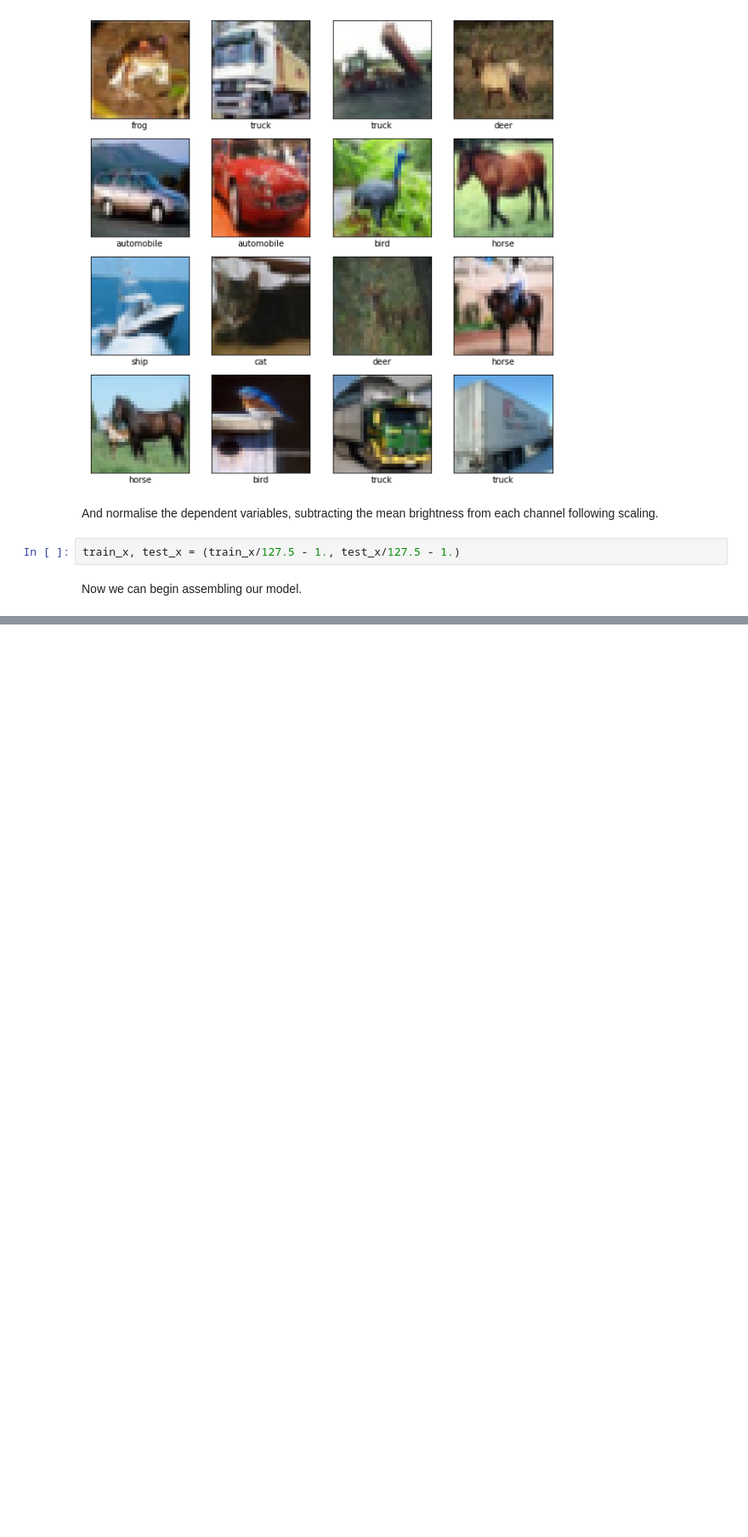
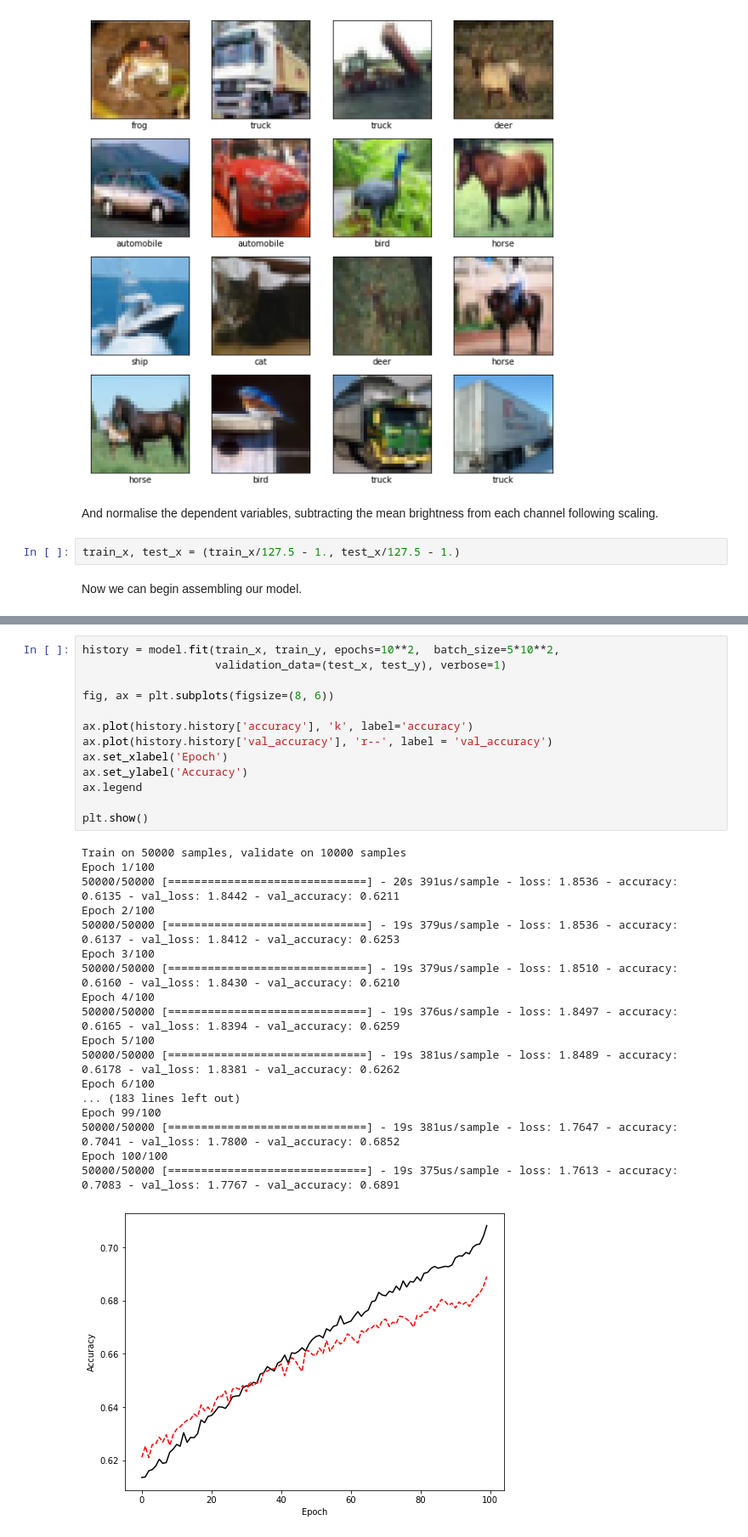
Before and after one commit to sambethune/pattern_analysis, a Jupyter notebook: demo_sheet_2/CIFAR10.ipynb, the cells around one changed output, grey strips where cells are left out. Shown at 85% size. Drawn from its saved outputs; the diff is of its cells as text; blank space fills up the shorter version.

```diff
--- a/demo_sheet_2/CIFAR10.ipynb
+++ b/demo_sheet_2/CIFAR10.ipynb
@@ -71,0 +115,32 @@ fig.show()
+# %%
+history = model.fit(train_x, train_y, epochs=10**2,  batch_size=5*10**2,
+                    validation_data=(test_x, test_y), verbose=1)
+
+fig, ax = plt.subplots(figsize=(8, 6))
+
+ax.plot(history.history['accuracy'], 'k', label='accuracy')
+ax.plot(history.history['val_accuracy'], 'r--', label = 'val_accuracy')
+ax.set_xlabel('Epoch')
+ax.set_ylabel('Accuracy')
+ax.legend
+
+plt.show()
+# %% [output]
+Train on 50000 samples, validate on 10000 samples
+Epoch 1/100
+50000/50000 [==============================] - 20s 391us/sample - loss: 1.8536 - accuracy: 0.6135 - val_loss: 1.8442 - val_accuracy: 0.6211
+Epoch 2/100
+50000/50000 [==============================] - 19s 379us/sample - loss: 1.8536 - accuracy: 0.6137 - val_loss: 1.8412 - val_accuracy: 0.6253
+Epoch 3/100
+50000/50000 [==============================] - 19s 379us/sample - loss: 1.8510 - accuracy: 0.6160 - val_loss: 1.8430 - val_accuracy: 0.6210
+Epoch 4/100
+50000/50000 [==============================] - 19s 376us/sample - loss: 1.8497 - accuracy: 0.6165 - val_loss: 1.8394 - val_accuracy: 0.6259
+Epoch 5/100
+50000/50000 [==============================] - 19s 381us/sample - loss: 1.8489 - accuracy: 0.6178 - val_loss: 1.8381 - val_accuracy: 0.6262
+Epoch 6/100
+... (183 lines left out)
+Epoch 99/100
+50000/50000 [==============================] - 19s 381us/sample - loss: 1.7647 - accuracy: 0.7041 - val_loss: 1.7800 - val_accuracy: 0.6852
+Epoch 100/100
+50000/50000 [==============================] - 19s 375us/sample - loss: 1.7613 - accuracy: 0.7083 - val_loss: 1.7767 - val_accuracy: 0.6891
+[figure, added]
```
Also changed, not shown: parts of 3 cells of this notebook, 2 other files.
